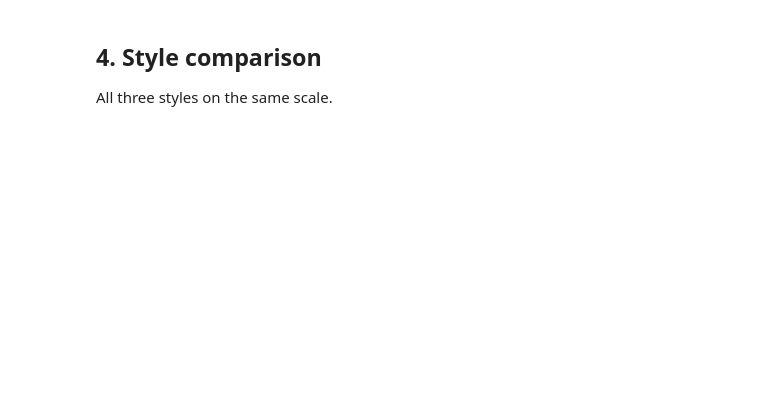
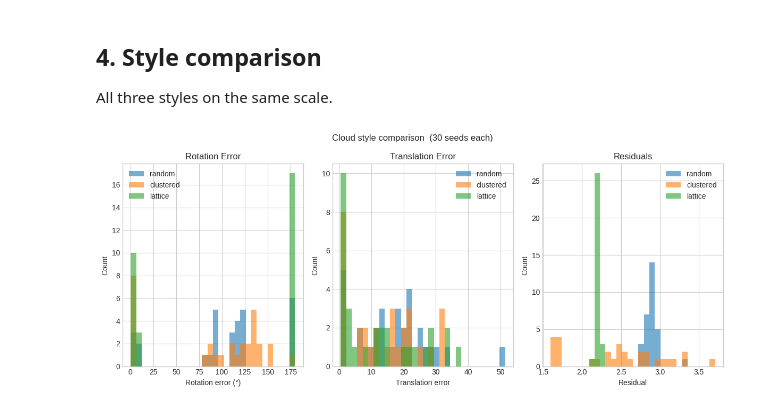
Before and after one commit to AdrianDegenkolb/TransformationRecovery, a Jupyter notebook: notebooks/4_cloud_styles.ipynb, the cells around one changed output. Drawn from its saved outputs; the diff is of its cells as text; code cells hidden in the pictures; blank space fills up the shorter version.

```diff
--- a/notebooks/4_cloud_styles.ipynb
+++ b/notebooks/4_cloud_styles.ipynb
@@ -120,27 +114,18 @@ plot_boxplots(metrics_lattice, 'lattice')
 
 All three styles on the same scale.
 # %%
-STYLES = ['random', 'clustered', 'lattice']
-COLORS = ['tab:blue', 'tab:orange', 'tab:green']
-all_metrics = {
-    'random':    metrics_random,
-    'clustered': metrics_clustered,
-    'lattice':   metrics_lattice,
-}
+all_ms = {'random': ms_random, 'clustered': ms_clustered, 'lattice': ms_lattice}
 
-fig, axes = plt.subplots(1, 3, figsize=(14, 5))
-ErrorMetricsVisualizer.plot_seed_boxplots(
-    axes,
-    data_per_metric=[[all_metrics[s][key] for s in STYLES] for key, *_ in METRICS],
-    y_labels=[ylabel for _, ylabel, _ in METRICS],
-    titles=[title for _, _, title in METRICS],
+fig, axes = ErrorMetricsVisualizer.plot_hists_over_seeds(
+    [np.array(all_ms[s].rotation_errors) for s in STYLES],
+    [np.array(all_ms[s].translation_errors) for s in STYLES],
+    [np.array(all_ms[s].mean_residuals) for s in STYLES],
     method_labels=STYLES,
     method_colors=COLORS,
 )
-for ax in axes:
-    ax.tick_params(axis='x', rotation=15)
-
 fig.suptitle(f'Cloud style comparison  ({N_SEEDS} seeds each)')
 plt.tight_layout()
 plt.savefig('../results/4_cloud_styles_comparison.png', dpi=150, bbox_inches='tight')
 plt.show()
+# %% [output]
+[figure, added]
```
Also changed, not shown: parts of 5 cells of this notebook.
